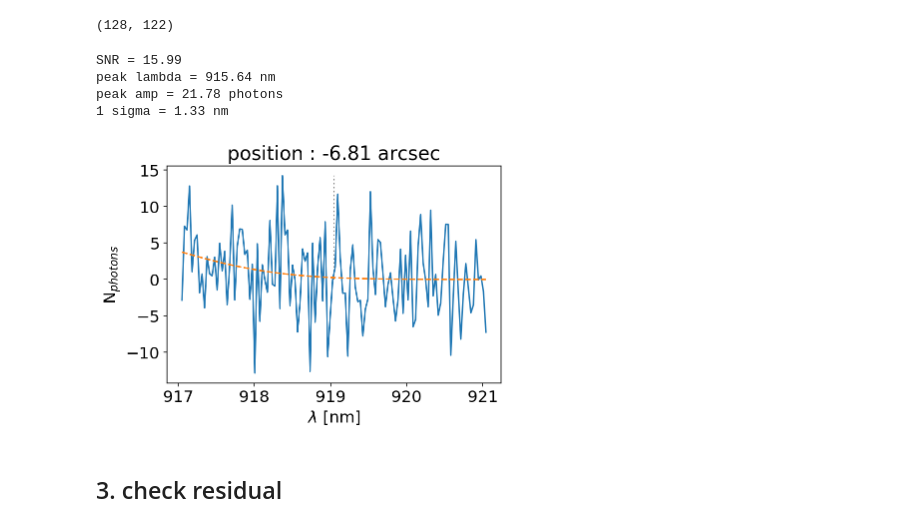
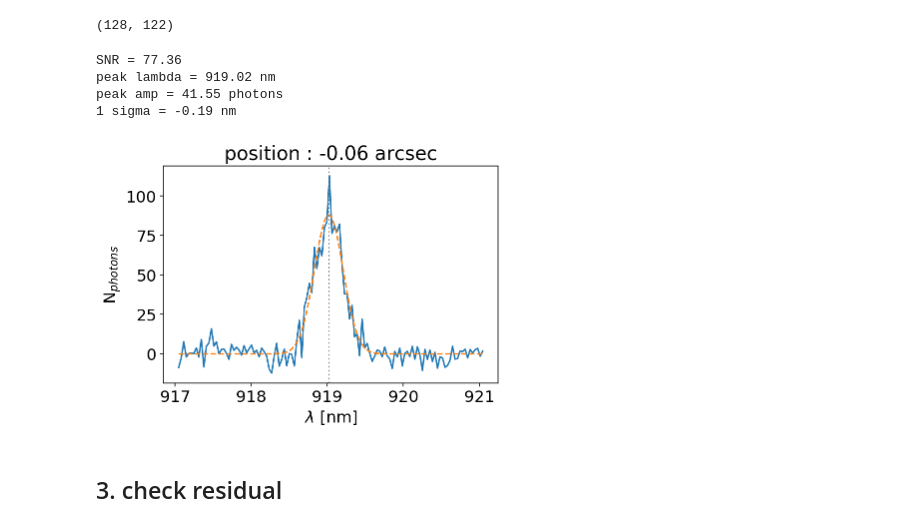
Before and after one commit to KinematicLensing/BinnedFit, a Jupyter notebook: notebook/[demo] GaussFit.ipynb, the cells around one changed output. Cells and saved outputs as stored; diff of their text form; code cells hidden in the pictures.

```diff
--- a/notebook/[demo] GaussFit.ipynb
+++ b/notebook/[demo] GaussFit.ipynb
@@ -130,37 +135,37 @@ GF.spec2D.array.shape
 # %% [output]
 (128, 122)
 # %%
-i=6
+i=63
 
 spec2D = dataInfo['spec'][0]
 SNR = spec2D.SNR_pos
 
 GF = GaussFit(spec2D)
 
-best_vals = GF._fit_per_bin(function=GaussFit.gaussian, pos_id=i)
+best_vals = GF._fit_per_bin(pos_id=i)
 
 # data
 plt.plot(GF.spec2D.lambdaGrid, GF.spec2D.array[i])
 
 # model
 plt.plot(GF.spec2D.lambdaGrid, GF.gaussian(GF.spec2D.lambdaGrid, *best_vals), ls="--")
-plt.vlines(x=lambda_cen, ymin=0, ymax=max(GF.spec2D.array[i]), color='gray', ls=':')
+plt.axvline(x=best_vals[0], color='gray', ls=':')
 
 plt.xlabel('$\lambda$ [nm]')
 plt.ylabel('N$_{photons}$')
 
 
 plt.title(f'position : {GF.spec2D.spaceGrid[i]:.2f} arcsec')
 print(f'SNR = {SNR[i]:.2f}')
 print(f'peak lambda = {best_vals[0]:.2f} nm')
 print(f'peak amp = {best_vals[1]:.2f} photons')
 print(f'1 sigma = {best_vals[2]:.2f} nm')
 # %% [output]
-SNR = 15.99
-peak lambda = 915.64 nm
-peak amp = 21.78 photons
-1 sigma = 1.33 nm
+SNR = 77.36
+peak lambda = 919.02 nm
+peak amp = 41.55 photons
+1 sigma = -0.19 nm
-[figure, old version]
+[figure, new version]
 # %% [markdown]
 ## 3. check residual
 # %%
```
Also changed, not shown: parts of 7 cells of this notebook, 6 other files.
